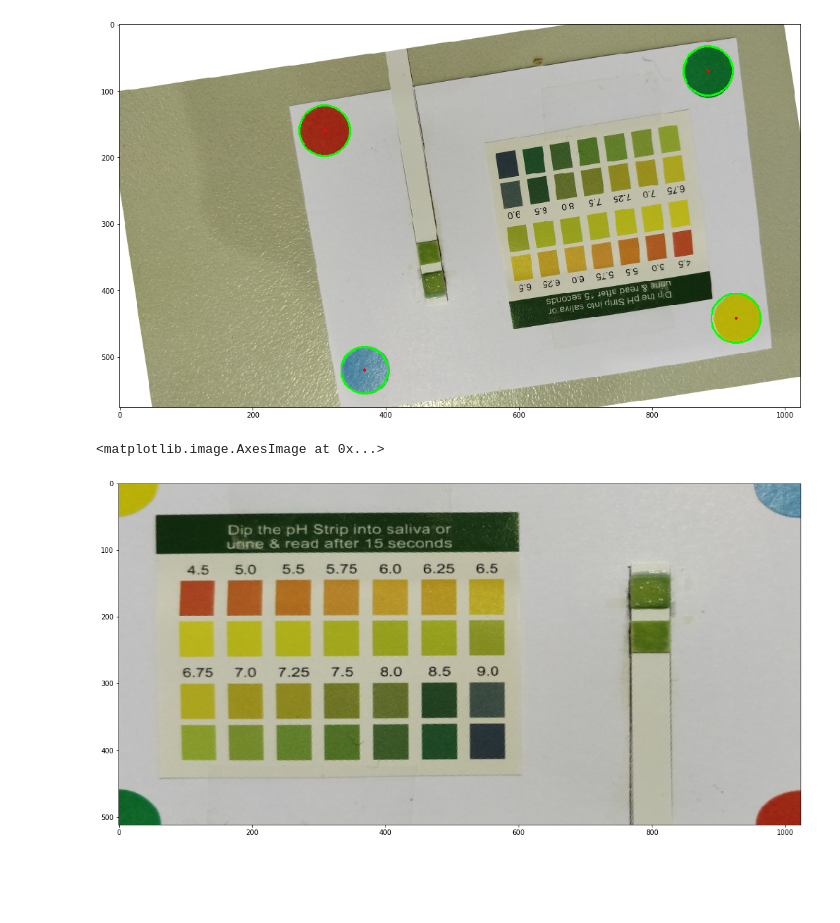
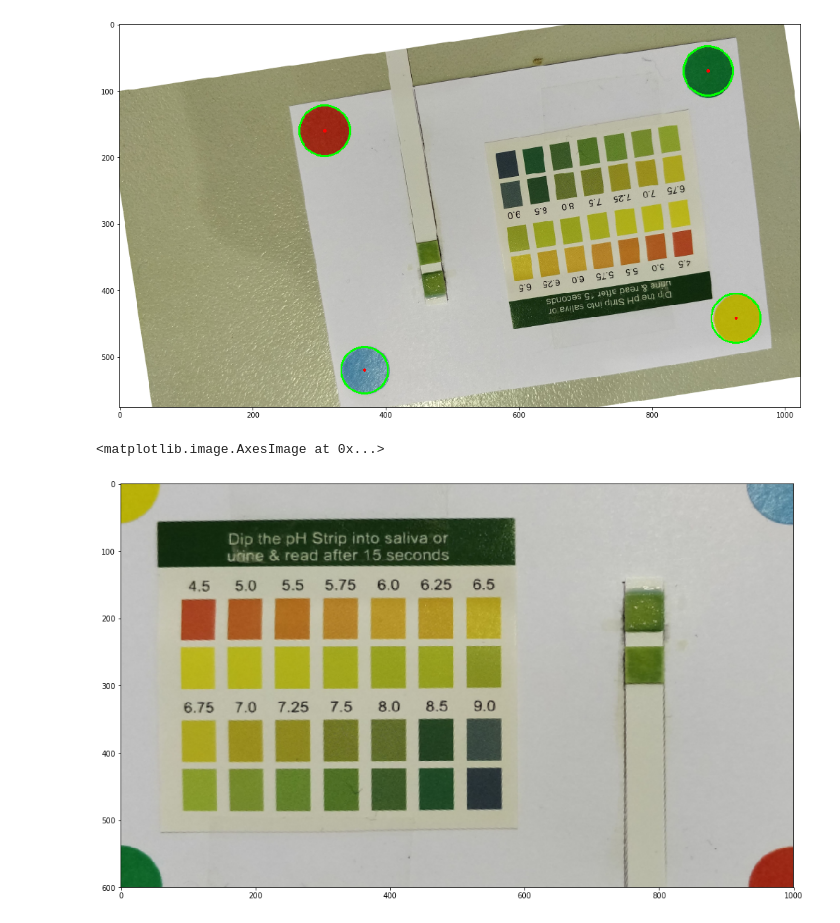
Before and after one commit to TheTerik/SHD2018, a Jupyter notebook: Decode.ipynb, the cells around one changed output. Cells and saved outputs as stored; diff of their text form; code cells hidden in the pictures; blank space fills up the shorter version.

```diff
--- a/Decode.ipynb
+++ b/Decode.ipynb
@@ -67,23 +67,23 @@ def find_perm(array_match):
 # %%
 array2 = [[list(reversed(image[i[1], i[0]])) for i in circles[0,:]]]
 array_match = np.array(array2)
 perm = find_perm(array_match)
 
 def get_pos(coord):
     return (coord[0], coord[1])
 
 def create_map(circles):
     coords = [get_pos(circles[0,:][perm[i]]) for i in range(4)]
     return np.array(coords)
 
 coords = create_map(circles)
 
-positions = np.array([(0,0), (1024,0), (1024,512), (0,512)])
+positions = np.array([(0, 0), (1000, 0), (1000, 600), (0, 600)])
 h, status = cv2.findHomography(coords, positions)
 
-cropped = cv2.warpPerspective(image, h, (1024, 512))
+cropped = cv2.warpPerspective(image, h, (1000, 600))
 plt.figure(figsize=(18,10))
 plt.imshow(cv2.cvtColor(cropped, cv2.COLOR_BGR2RGB))
 # %% [output]
 <matplotlib.image.AxesImage at 0x...>
-[figure, old version]
+[figure, new version]
```
Also changed, not shown: parts of 9 cells of this notebook.
